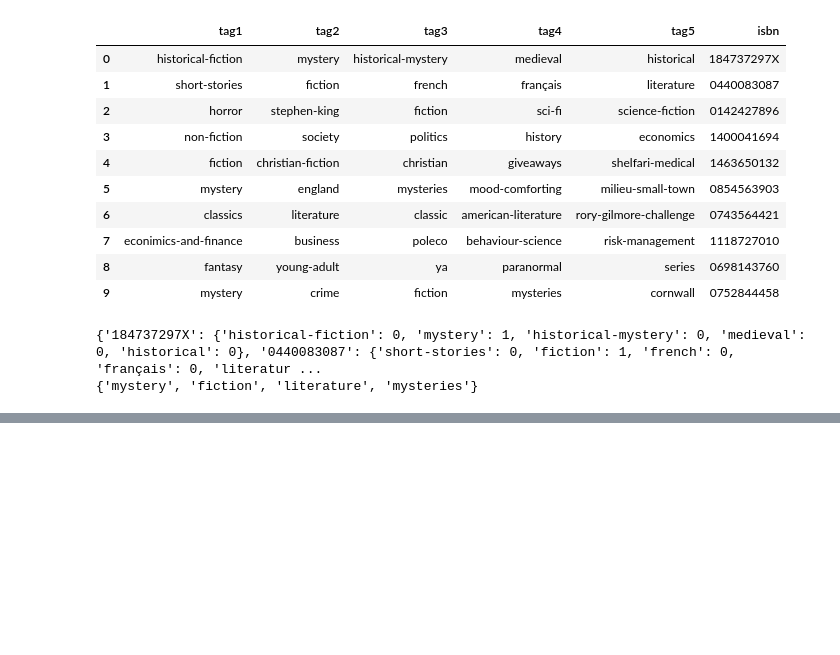
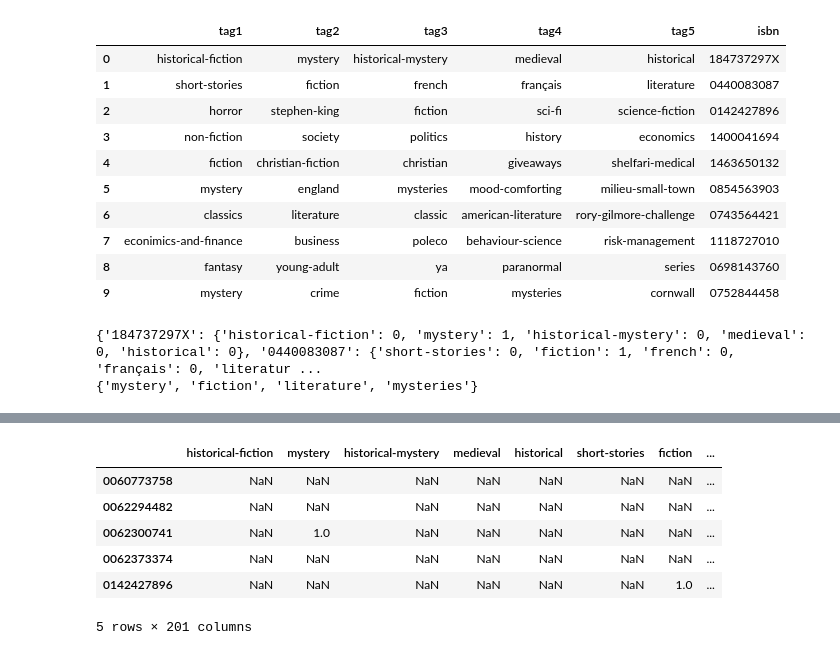
Before and after one commit to ychebaro/project_insight, a Jupyter notebook: clustering_small_dataset.ipynb, the cells around one changed output, grey strips where cells are left out. Cells and saved outputs as stored; diff of their text form; code cells hidden in the pictures; blank space fills up the shorter version.

```diff
--- a/clustering_small_dataset.ipynb
+++ b/clustering_small_dataset.ipynb
@@ -88,0 +123,20 @@ print(dup_tags)
+# %%
+# testing with 100 books
+df = pd.read_csv('small-100.csv')
+
+alltags = [item for elm in df.iloc[:, 0:5].values for item in elm]
+dup_tags = set([x for x in alltags if alltags.count(x) > 1])
+
+test_count = get_tag_counts_per_book(df, dup_tags)
+# %%
+df_count = pd.DataFrame.from_dict(test_count, orient='index')
+# %%
+df_count.head()
+# %% [output]
+|  | historical-fiction | mystery | historical-mystery | medieval | historical | short-stories | fiction | ... |
+| 0060773758 | NaN | NaN | NaN | NaN | NaN | NaN | NaN | ... |
+| 0062294482 | NaN | NaN | NaN | NaN | NaN | NaN | NaN | ... |
+| 0062300741 | NaN | 1.0 | NaN | NaN | NaN | NaN | NaN | ... |
+| 0062373374 | NaN | NaN | NaN | NaN | NaN | NaN | NaN | ... |
+| 0142427896 | NaN | NaN | NaN | NaN | NaN | NaN | 1.0 | ... |
+5 rows × 201 columns
```
Also changed, not shown: parts of 6 cells of this notebook.
